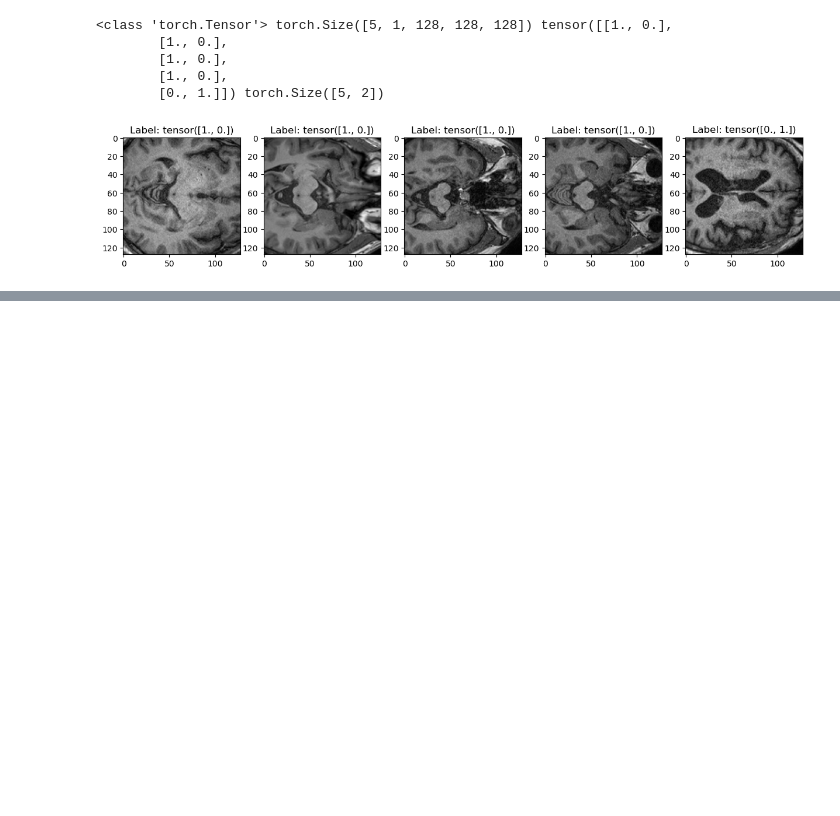
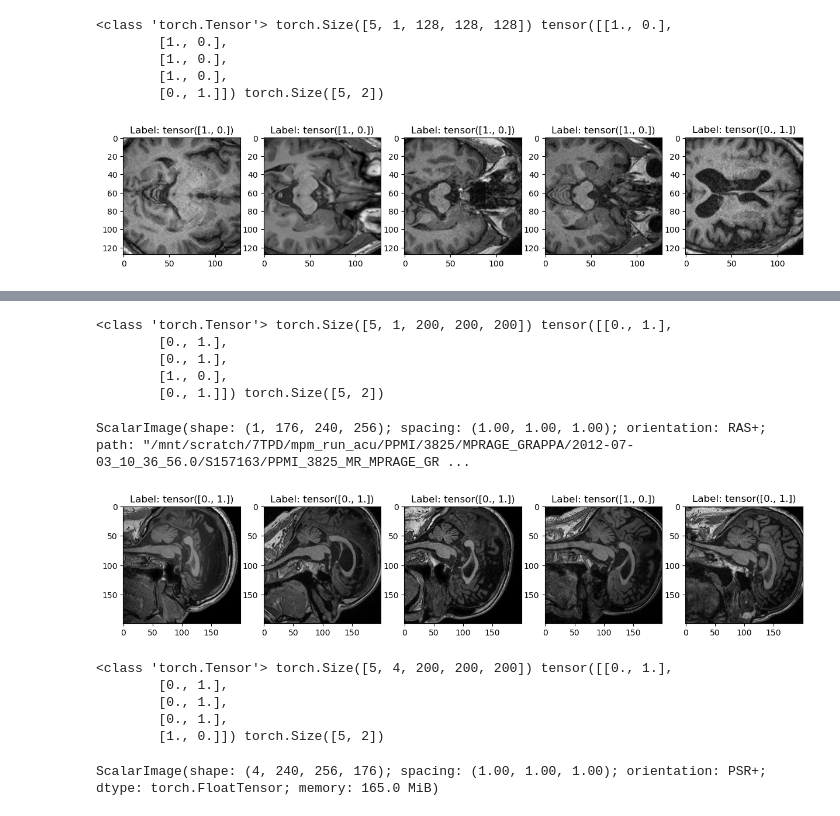
Before and after one commit to alexCortinaU/parkinson_classification, a Jupyter notebook: checking_val_acc.ipynb, the cells around one changed output, grey strips where cells are left out. Saved outputs shown, nothing was run; the diff lists cells and outputs as text; code cells hidden in the pictures; blank space fills up the shorter version.

```diff
--- a/checking_val_acc.ipynb
+++ b/checking_val_acc.ipynb
@@ -379,0 +515,8 @@ for i in range(5):
+# %%
+subjects_list = []
+subjects_labels = []
+for i in range(len(md_df)):
+    subj_dir = data_path / md_df.loc[i, 'id'] / 'Results'
+    hmri_files = sorted(list(subj_dir.glob('*.nii')), key=lambda x: x.stem)
+    subjects_list.append(hmri_files)
+    subjects_labels.append(md_df.loc[i, 'group'])
@@ -379,0 +587,39 @@ for i in range(5):
+# %%
+for subjects_batch in ppmi_val_dl:
+    inputs = subjects_batch['image'][tio.DATA]
+    target = subjects_batch['label']
+    break
+print(type(inputs), inputs.shape, target, target.shape)
+# %% [output]
+<class 'torch.Tensor'> torch.Size([5, 1, 200, 200, 200]) tensor([[0., 1.],
+        [0., 1.],
+        [0., 1.],
+        [1., 0.],
+        [0., 1.]]) torch.Size([5, 2])
+# %%
+data.train_subjects[0]['image']
+# %% [output]
+ScalarImage(shape: (1, 176, 240, 256); spacing: (1.00, 1.00, 1.00); orientation: RAS+; path: "/mnt/scratch/7TPD/mpm_run_acu/PPMI/3825/MPRAGE_GRAPPA/2012-07-03_10_36_56.0/S157163/PPMI_3825_MR_MPRAGE_GR ...
+# %%
+f,axs = plt.subplots(1,5, figsize=(15, 3))
+for i in range(5):
+    axs[i].imshow(inputs[i].cpu().detach().numpy()[0, 100, :, :], cmap='gray')
+    axs[i].set_title(f'Label: {target[i]}')
+# %% [output]
+[figure, added]
+# %%
+for subjects_batch in hmri_val_dl:
+    inputs = subjects_batch['image'][tio.DATA]
+    target = subjects_batch['label']
+    break
+print(type(inputs), inputs.shape, target, target.shape)
+# %% [output]
+<class 'torch.Tensor'> torch.Size([5, 4, 200, 200, 200]) tensor([[0., 1.],
+        [0., 1.],
+        [0., 1.],
+        [0., 1.],
+        [1., 0.]]) torch.Size([5, 2])
+# %%
+data_hmri.train_subjects[0]['image']
+# %% [output]
+ScalarImage(shape: (4, 240, 256, 176); spacing: (1.00, 1.00, 1.00); orientation: PSR+; dtype: torch.FloatTensor; memory: 165.0 MiB)
```
Also changed, not shown: parts of 17 cells of this notebook, 7 other files.
